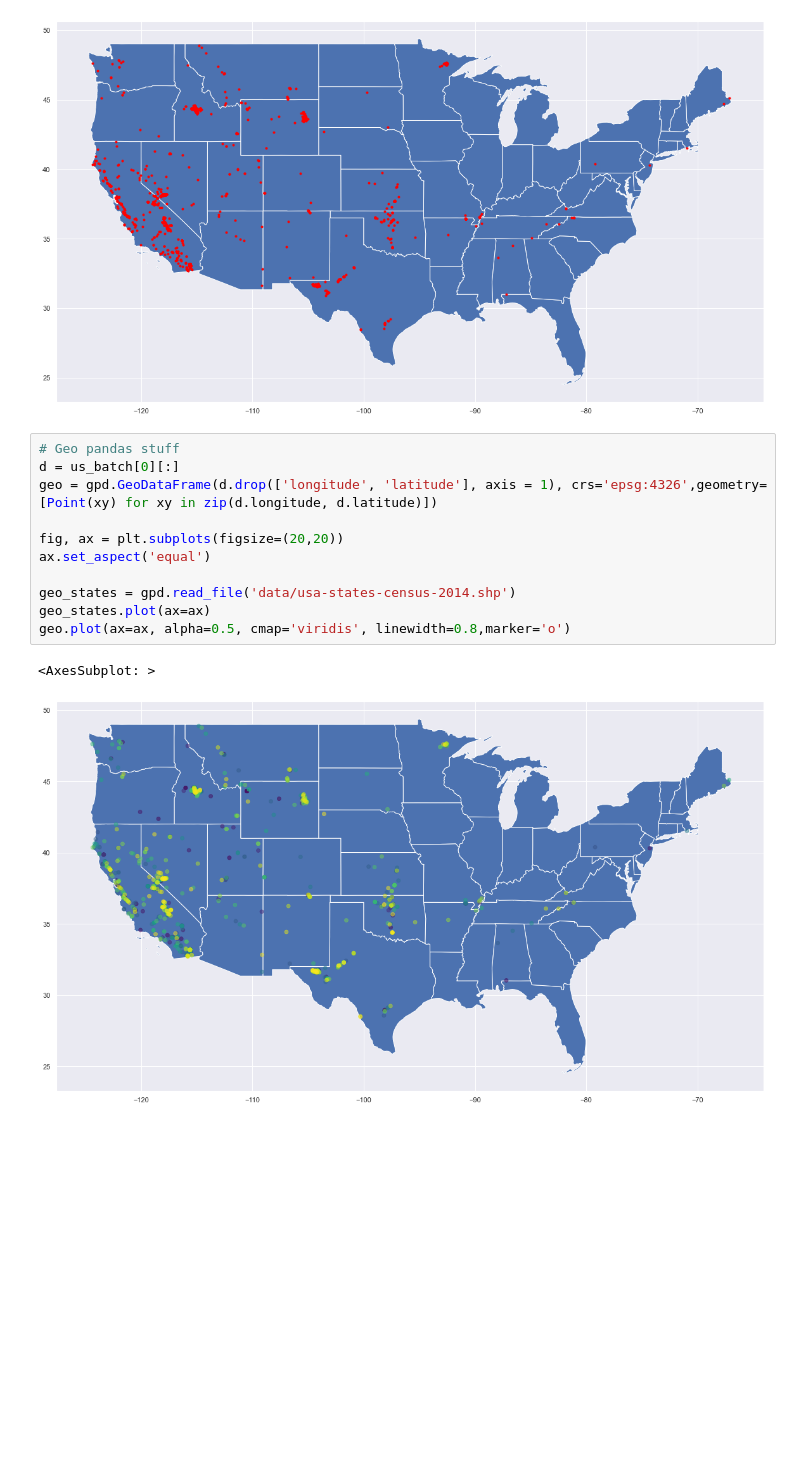
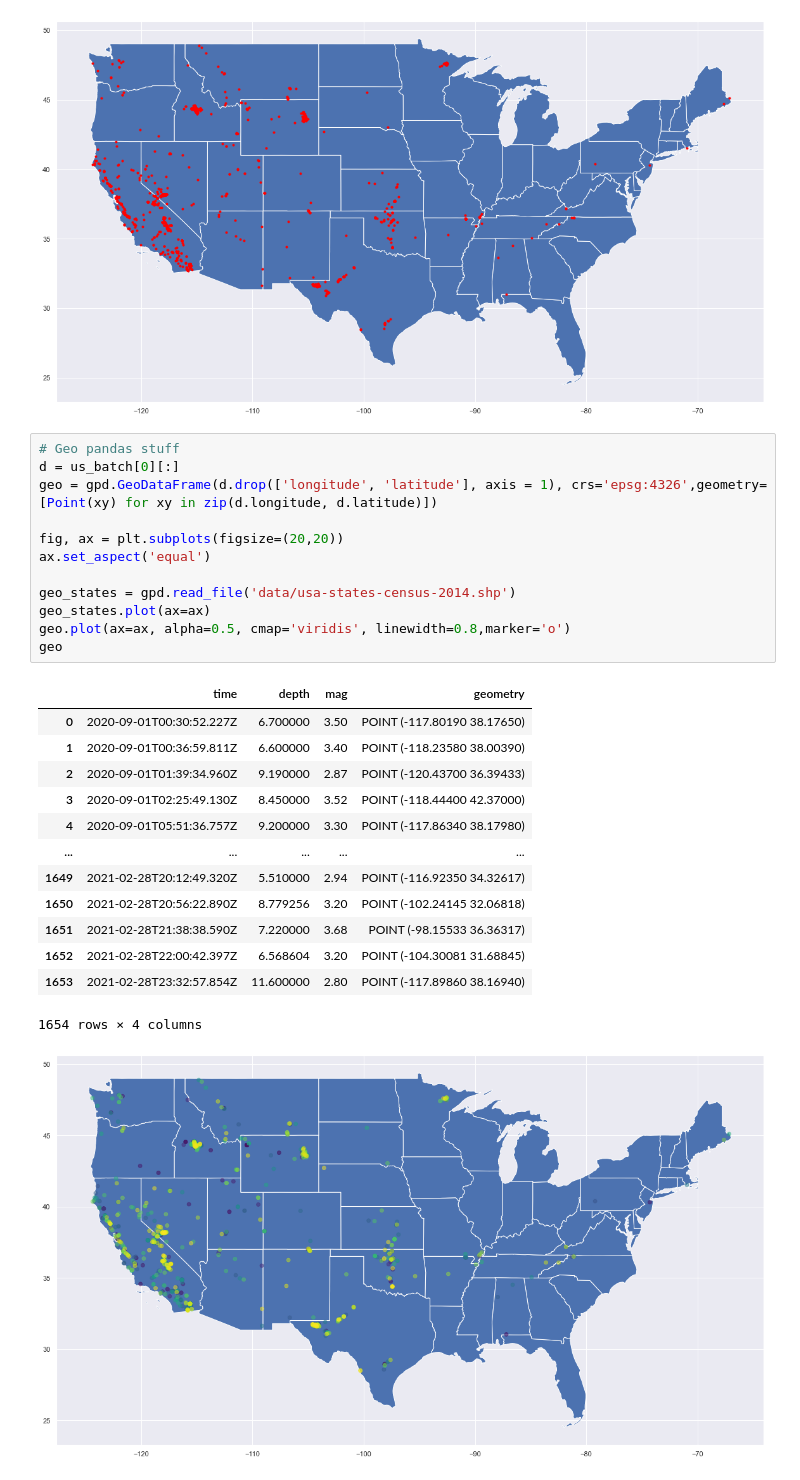
Before and after one commit to ci0cc0lat0/Data-Science-Group-Work, a Jupyter notebook: work2.0.ipynb, the cells around one changed output. Drawn from its saved outputs; the diff is of its cells as text; blank space fills up the shorter version.

```diff
--- a/work2.0.ipynb
+++ b/work2.0.ipynb
@@ -97,16 +97,29 @@ plt.scatter(geo_us_batch[0].longitude, geo_us_batch[0].latitude,c="red",marker='
 # %%
 # Geo pandas stuff
 d = us_batch[0][:]
 geo = gpd.GeoDataFrame(d.drop(['longitude', 'latitude'], axis = 1), crs='epsg:4326',geometry=[Point(xy) for xy in zip(d.longitude, d.latitude)])
 
 fig, ax = plt.subplots(figsize=(20,20))
 ax.set_aspect('equal')
 
 geo_states = gpd.read_file('data/usa-states-census-2014.shp')
 geo_states.plot(ax=ax)
 geo.plot(ax=ax, alpha=0.5, cmap='viridis', linewidth=0.8,marker='o')
+geo
 # %% [output]
+|  | time | depth | mag | geometry |
+| 0 | 2020-09-01T00:30:52.227Z | 6.700000 | 3.50 | POINT (-117.80190 38.17650) |
+| 1 | 2020-09-01T00:36:59.811Z | 6.600000 | 3.40 | POINT (-118.23580 38.00390) |
+| 2 | 2020-09-01T01:39:34.960Z | 9.190000 | 2.87 | POINT (-120.43700 36.39433) |
+| 3 | 2020-09-01T02:25:49.130Z | 8.450000 | 3.52 | POINT (-118.44400 42.37000) |
+| 4 | 2020-09-01T05:51:36.757Z | 9.200000 | 3.30 | POINT (-117.86340 38.17980) |
+| ... | ... | ... | ... | ... |
+| 1649 | 2021-02-28T20:12:49.320Z | 5.510000 | 2.94 | POINT (-116.92350 34.32617) |
+| 1650 | 2021-02-28T20:56:22.890Z | 8.779256 | 3.20 | POINT (-102.24145 32.06818) |
+| 1651 | 2021-02-28T21:38:38.590Z | 7.220000 | 3.68 | POINT (-98.15533 36.36317) |
+| 1652 | 2021-02-28T22:00:42.397Z | 6.568604 | 3.20 | POINT (-104.30081 31.68845) |
+| 1653 | 2021-02-28T23:32:57.854Z | 11.600000 | 2.80 | POINT (-117.89860 38.16940) |
-<AxesSubplot: >
+1654 rows × 4 columns
 [figure]
 # %%
 extent = x_min, x_max, y_min, y_max = [d.longitude.min(), d.longitude.max(), d.latitude.min(), d.latitude.max()]
```
Also changed, not shown: parts of 4 cells of this notebook.
